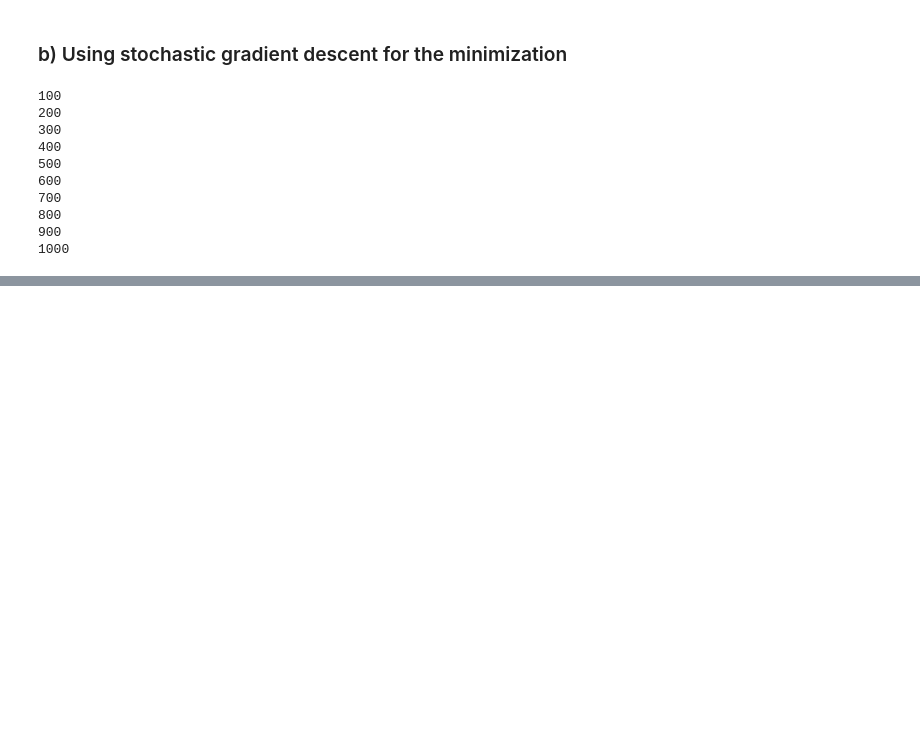
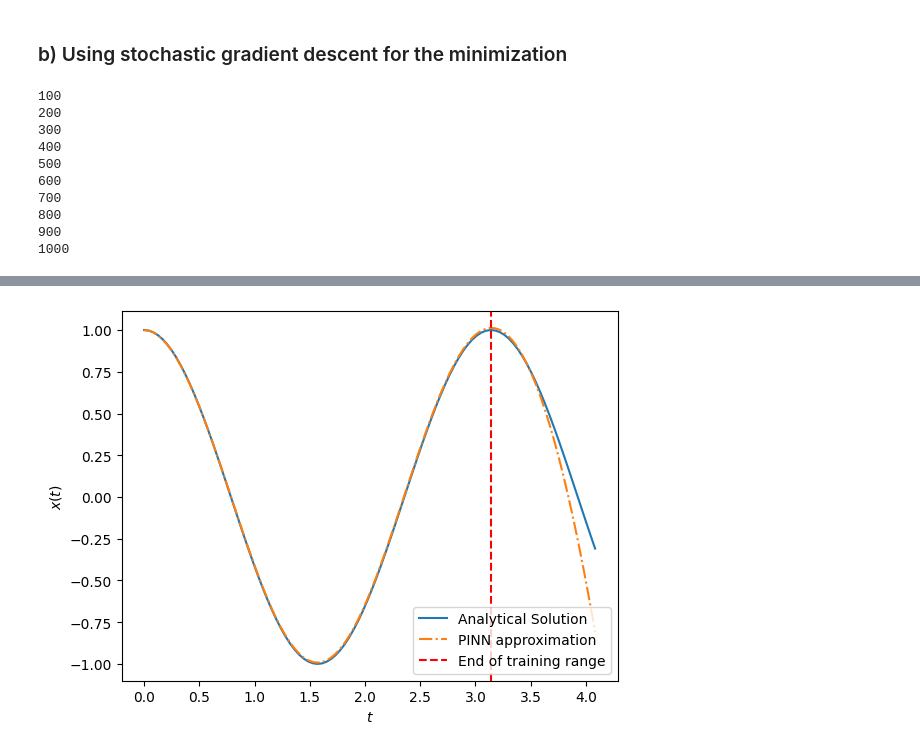
Before and after one commit to vidanchev/PINN_Testing, a Jupyter notebook: Solving_ODE.ipynb, the cells around one changed output, grey strips where cells are left out. Saved outputs shown, nothing was run; the diff lists cells and outputs as text; code cells hidden in the pictures; blank space fills up the shorter version.

```diff
--- a/Solving_ODE.ipynb
+++ b/Solving_ODE.ipynb
@@ -173,0 +256,29 @@ plt.legend( loc = "best");
+# %%
+# We'll use the Adam optimizer to train on the random points
+# Setting up a small learning rate (can be modified)
+adam = torch.optim.Adam( NN.parameters( ) , lr = 0.01 )
+
+# Time range: [ t_min , t_max ]
+t_min = 0.0
+t_max = np.pi
+
+# Batch size - random points per iteration of training
+n_batch = 200
+
+# The maximum number of iterations for the training
+max_it = 3000
+
+for i in range( max_it ):
+    # Pick n_batch random points in the t range
+    t = torch.rand( n_batch , 1 )*( t_max - t_min )
+    # Zero-out the gradient buffers
+    adam.zero_grad( )
+    # Evaluate the loss
+    l = loss( t )
+    # Calculate the gradients
+    l.backward( )
+    # Update the network
+    adam.step( )
+    # Print the iteration number
+    if i % 100 == 99:
+        print( i + 1 )
@@ -173,0 +303,16 @@ plt.legend( loc = "best");
+# %%
+# Comparing with analytical solution 1.3 times outside of the trained range
+t_arr = np.linspace( t_min , 1.3*t_max , 100 )[ : , None ]
+with torch.no_grad( ):
+    x_arr = x_hat( torch.Tensor( t_arr ) ).numpy( )
+x_real = x_0*np.cos( om_val*t_arr )
+
+fig, ax = plt.subplots( )
+ax.plot( t_arr , x_real , label = "Analytical Solution" )
+ax.plot( t_arr , x_arr , '-.', label = "PINN approximation" )
+ax.set_xlabel( r"$t$" )
+ax.set_ylabel( r"$x(t)$" )
+plt.axvline( x = t_max , color = "red" , linestyle = "dashed" , label = "End of training range" )
+plt.legend( loc = "best");
+# %% [output]
+[figure, added]
```
Also changed, not shown: parts of 10 cells of this notebook, 1 other file.
